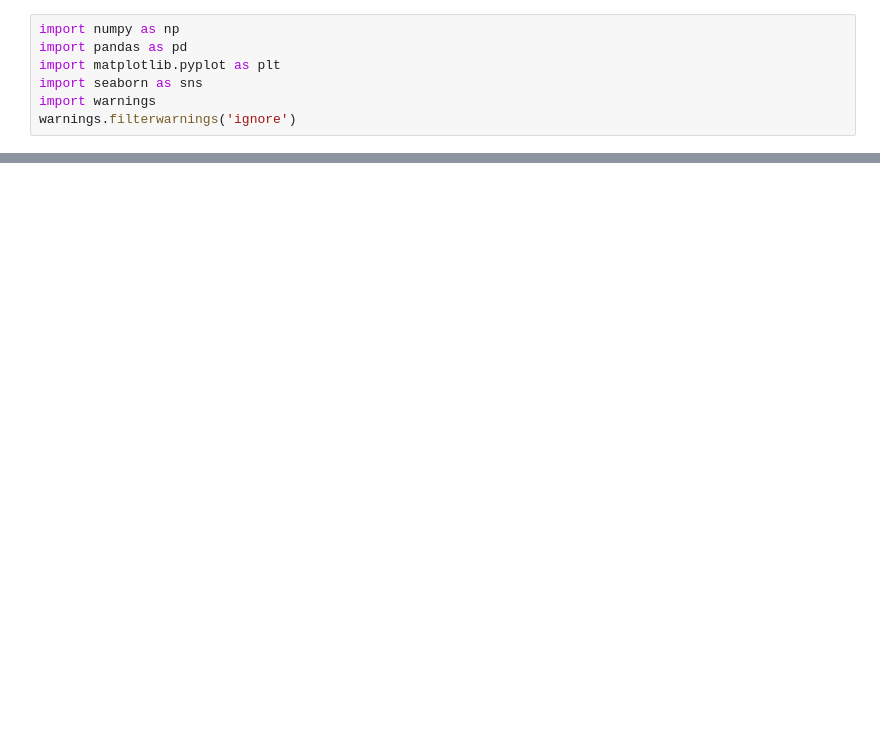
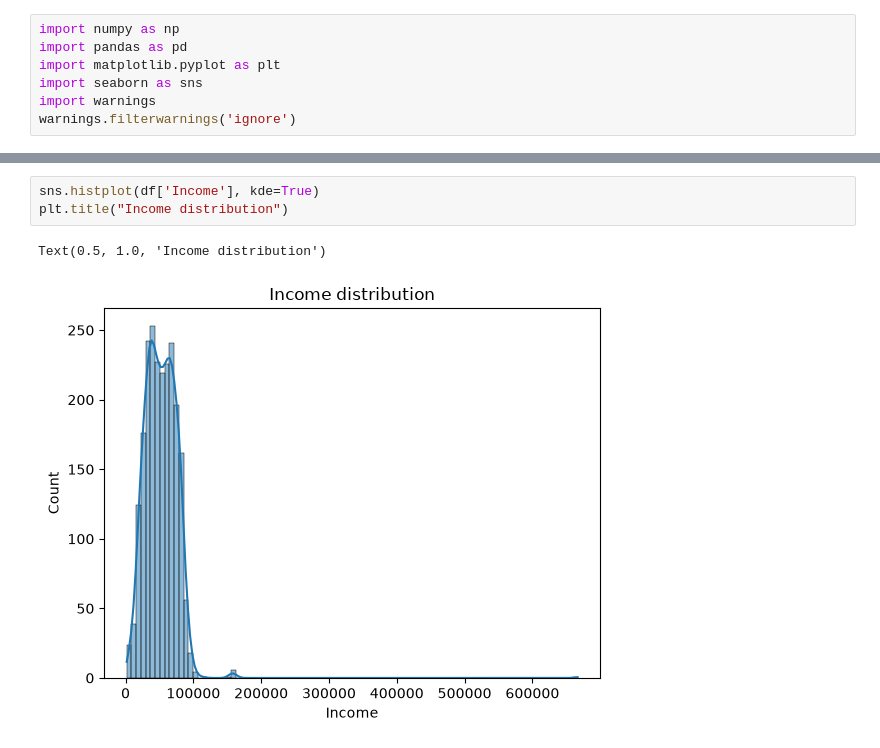
Before and after one commit to MKxFurkan/Customer-Segmentation, a Jupyter notebook: notebooks/customer_segmentation.ipynb, the cells around one changed output, grey strips where cells are left out. Cells and saved outputs as stored; diff of their text form; blank space fills up the shorter version.

```diff
--- a/notebooks/customer_segmentation.ipynb
+++ b/notebooks/customer_segmentation.ipynb
@@ -21,0 +89,6 @@ df.head()
+# %%
+sns.histplot(df['Income'], kde=True)
+plt.title("Income distribution")
+# %% [output]
+Text(0.5, 1.0, 'Income distribution')
+[figure, added]
```
Also changed, not shown: parts of 50 cells of this notebook, 1 other file.
